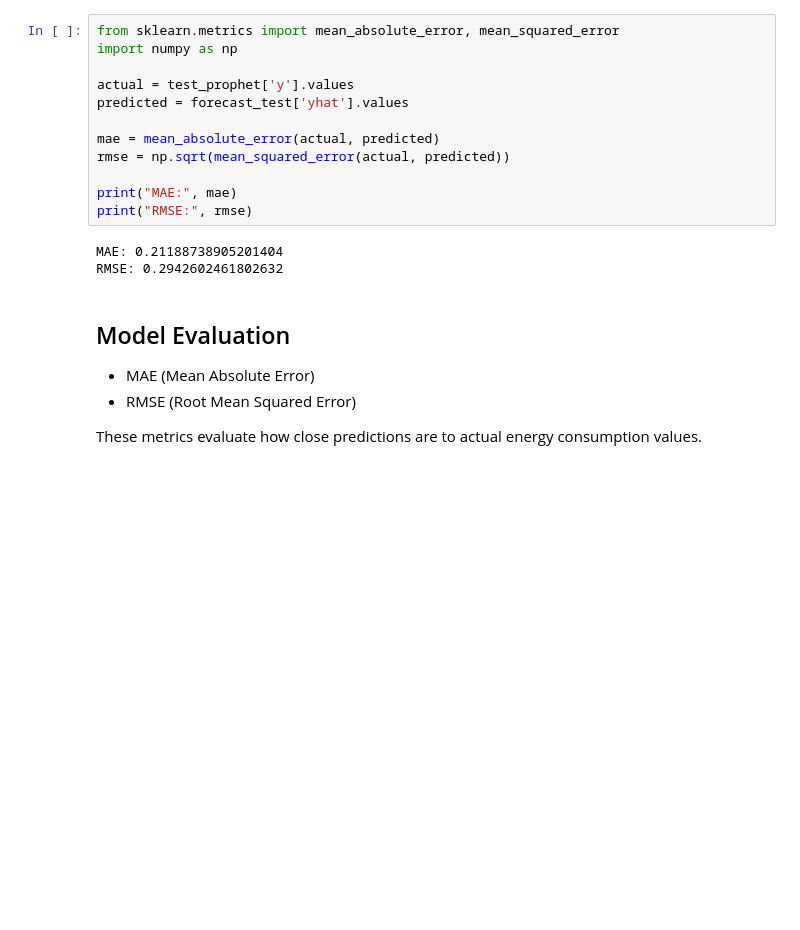
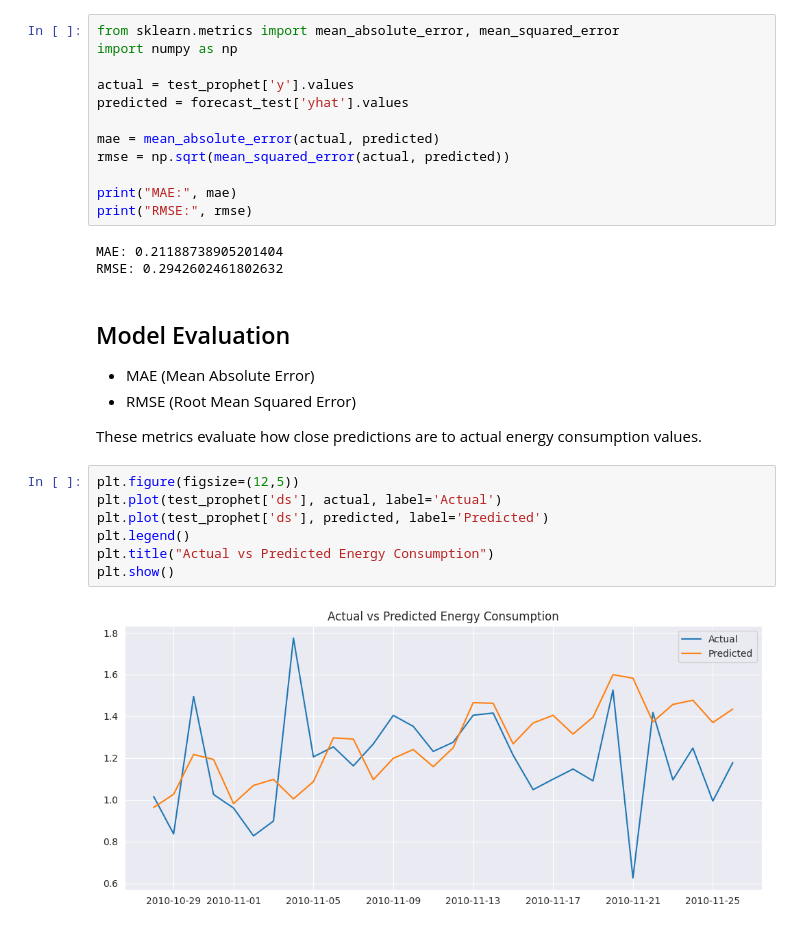
Before and after one commit to ShahanV/powercast-ai, a Jupyter notebook: notebooks/Powercast_AI.ipynb, the cells around one changed output. Drawn from its saved outputs; the diff is of its cells as text; blank space fills up the shorter version.

Commit message:
Add actual vs predicted comparison plot

```diff
--- a/notebooks/Powercast_AI.ipynb
+++ b/notebooks/Powercast_AI.ipynb
@@ -311,3 +311,12 @@ RMSE: 0.2942602461802632
 - RMSE (Root Mean Squared Error)
 
 These metrics evaluate how close predictions are to actual energy consumption values.
+# %%
+plt.figure(figsize=(12,5))
+plt.plot(test_prophet['ds'], actual, label='Actual')
+plt.plot(test_prophet['ds'], predicted, label='Predicted')
+plt.legend()
+plt.title("Actual vs Predicted Energy Consumption")
+plt.show()
+# %% [output]
+[figure, added]
```
